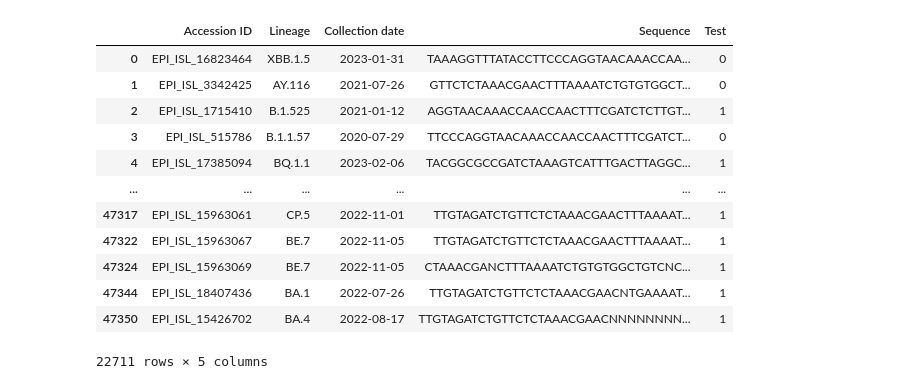
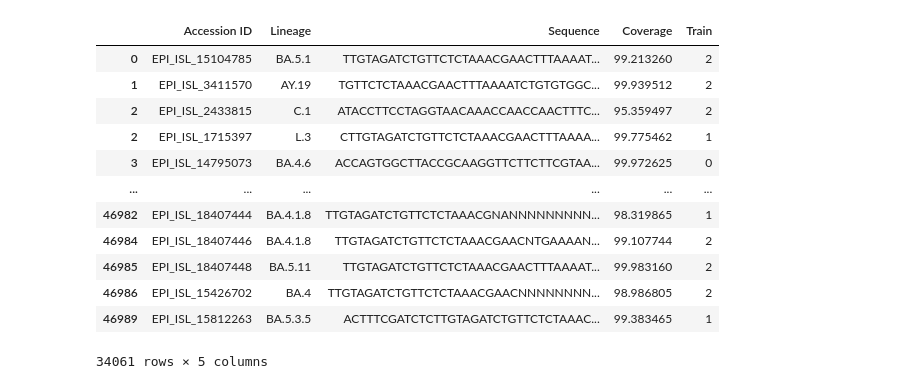
Before and after one commit to INFORM-Africa/AI-viral-lineage-classification, a Jupyter notebook: src/02_feature-scripts/feature-spaced.ipynb, the cells around one changed output. Drawn from its saved outputs; the diff is of its cells as text; code cells hidden in the pictures.

```diff
--- a/src/02_feature-scripts/feature-spaced.ipynb
+++ b/src/02_feature-scripts/feature-spaced.ipynb
@@ -9,20 +16,20 @@ from itertools import product
 # %%
-data = pd.read_parquet('../../data/processed/genomes.parquet', engine='pyarrow')  # You can use 'fastparquet' as the engine
+data = pd.read_parquet('../../data/processed/cov-19.parquet', engine='pyarrow')  # You can use 'fastparquet' as the engine
 data
 # %% [output]
-|  | Accession ID | Lineage | Collection date | Sequence | Test |
-| 0 | EPI_ISL_16823464 | XBB.1.5 | 2023-01-31 | TAAAGGTTTATACCTTCCCAGGTAACAAACCAA... | 0 |
-| 1 | EPI_ISL_3342425 | AY.116 | 2021-07-26 | GTTCTCTAAACGAACTTTAAAATCTGTGTGGCT... | 0 |
-| 2 | EPI_ISL_1715410 | B.1.525 | 2021-01-12 | AGGTAACAAACCAACCAACTTTCGATCTCTTGT... | 1 |
-| 3 | EPI_ISL_515786 | B.1.1.57 | 2020-07-29 | TTCCCAGGTAACAAACCAACCAACTTTCGATCT... | 0 |
-| 4 | EPI_ISL_17385094 | BQ.1.1 | 2023-02-06 | TACGGCGCCGATCTAAAGTCATTTGACTTAGGC... | 1 |
+|  | Accession ID | Lineage | Sequence | Coverage | Train |
+| 0 | EPI_ISL_15104785 | BA.5.1 | TTGTAGATCTGTTCTCTAAACGAACTTTAAAAT... | 99.213260 | 2 |
+| 1 | EPI_ISL_3411570 | AY.19 | TGTTCTCTAAACGAACTTTAAAATCTGTGTGGC... | 99.939512 | 2 |
+| 2 | EPI_ISL_2433815 | C.1 | ATACCTTCCTAGGTAACAAACCAACCAACTTTC... | 95.359497 | 2 |
+| 2 | EPI_ISL_1715397 | L.3 | CTTGTAGATCTGTTCTCTAAACGAACTTTAAAA... | 99.775462 | 1 |
+| 3 | EPI_ISL_14795073 | BA.4.6 | ACCAGTGGCTTACCGCAAGGTTCTTCTTCGTAA... | 99.972625 | 0 |
 | ... | ... | ... | ... | ... | ... |
-| 47317 | EPI_ISL_15963061 | CP.5 | 2022-11-01 | TTGTAGATCTGTTCTCTAAACGAACTTTAAAAT... | 1 |
-| 47322 | EPI_ISL_15963067 | BE.7 | 2022-11-05 | TTGTAGATCTGTTCTCTAAACGAACTTTAAAAT... | 1 |
-| 47324 | EPI_ISL_15963069 | BE.7 | 2022-11-05 | CTAAACGANCTTTAAAATCTGTGTGGCTGTCNC... | 1 |
-| 47344 | EPI_ISL_18407436 | BA.1 | 2022-07-26 | TTGTAGATCTGTTCTCTAAACGAACNTGAAAAT... | 1 |
-| 47350 | EPI_ISL_15426702 | BA.4 | 2022-08-17 | TTGTAGATCTGTTCTCTAAACGAACNNNNNNNN... | 1 |
+| 46982 | EPI_ISL_18407444 | BA.4.1.8 | TTGTAGATCTGTTCTCTAAACGNANNNNNNNNN... | 98.319865 | 1 |
+| 46984 | EPI_ISL_18407446 | BA.4.1.8 | TTGTAGATCTGTTCTCTAAACGAACNTGAAAAN... | 99.107744 | 2 |
+| 46985 | EPI_ISL_18407448 | BA.5.11 | TTGTAGATCTGTTCTCTAAACGAACTTTAAAAT... | 99.983160 | 2 |
+| 46986 | EPI_ISL_15426702 | BA.4 | TTGTAGATCTGTTCTCTAAACGAACNNNNNNNN... | 98.986805 | 2 |
+| 46989 | EPI_ISL_15812263 | BA.5.3.5 | ACTTTCGATCTCTTGTAGATCTGTTCTCTAAAC... | 99.383465 | 1 |
-22711 rows × 5 columns
+34061 rows × 5 columns
 # %%
 def generate_kmers(k, alphabet='ACGT'):
     """Generate all possible k-mers from the given alphabet."""
```
Also changed, not shown: parts of 8 cells of this notebook, 13 other files.
